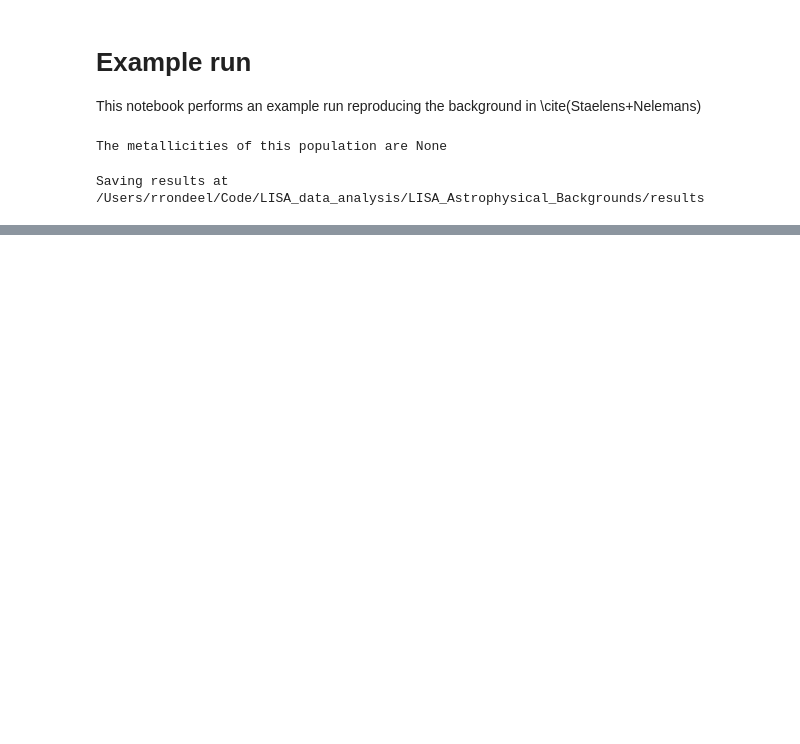
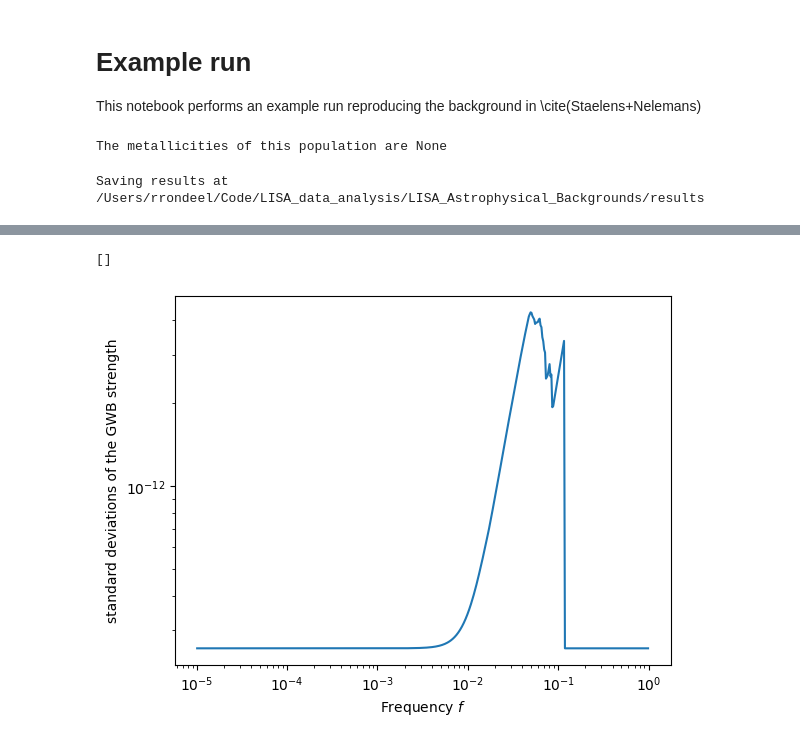
Before and after one commit to coen-rondeel/LISA_Astrophysical_Backgrounds, a Jupyter notebook: scripts/example_run.ipynb, the cells around one changed output, grey strips where cells are left out. Drawn from its saved outputs; the diff is of its cells as text; code cells hidden in the pictures; blank space fills up the shorter version.

```diff
--- a/scripts/example_run.ipynb
+++ b/scripts/example_run.ipynb
@@ -30,0 +32,9 @@ plt.show()
+# %%
+var_f = gwb.var_f
+plt.loglog(frequencies, var_f**(0.5))
+plt.ylabel(r"standard deviations of the GWB strength")
+plt.xlabel(r"Frequency $f$")
+plt.plot()
+# %% [output]
+[]
+[figure, added]
```
Also changed, not shown: parts of 3 cells of this notebook, 10 other files.
